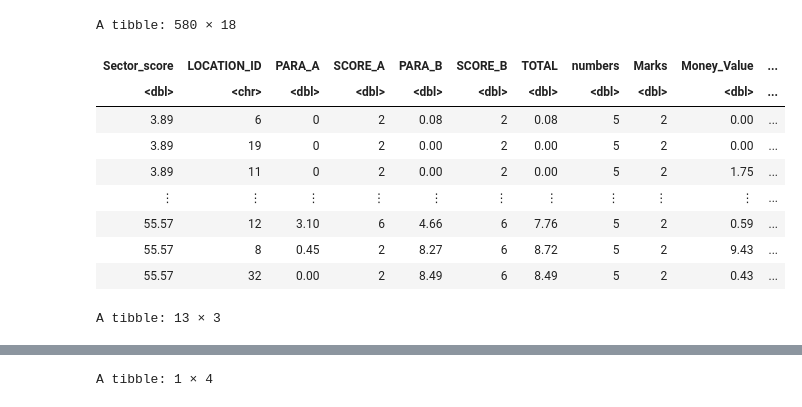
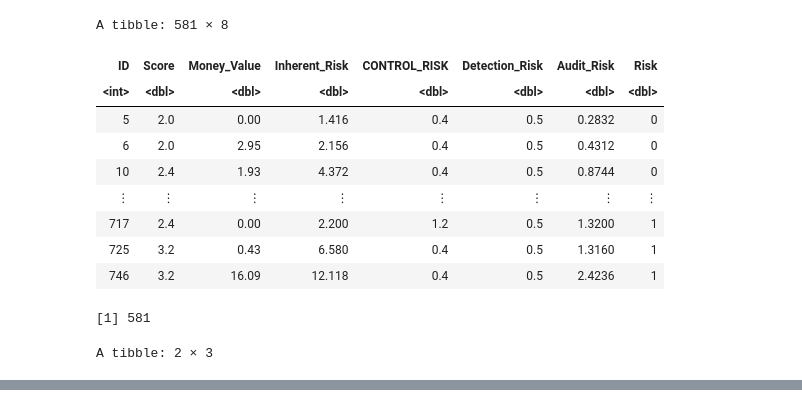
Before and after one commit to RofiaChen555/dsci-100-group-project, a Jupyter notebook: dsci100-proposal.ipynb, the cells around one changed output, grey strips where cells are left out. Saved outputs shown, nothing was run; the diff lists cells and outputs as text; code cells hidden in the pictures.

Commit message:
plot

```diff
--- a/dsci100-proposal.ipynb
+++ b/dsci100-proposal.ipynb
@@ -29,4 +14,6 @@ ERROR: Error in file(filename, "r", encoding = encoding): cannot open the connec
 # %%
-audit_trial <- read_csv("trial.csv")
-audit_trial
+audit_risk <- read_csv("data/audit_risk.csv")
+risk_dataset <- select(audit_risk, Score, Money_Value, Inherent_Risk, CONTROL_RISK, Detection_Risk, Audit_Risk, Risk)
+risk_dataset <- tibble::rowid_to_column(risk_dataset, "ID")
+risk_dataset
 # %% [output]
@@ -51,34 +41,55 @@ A spec_tbl_df: 776 × 18
 # %%
-audit_trial_split <- initial_split(audit_trial, prop = 0.75, strata = TOTAL)
-audit_trial_train <- training(audit_trial_split)
-audit_trial_test <- testing(audit_trial_split)
+audit_risk_split <- initial_split(risk_dataset, prop = 0.75, strata = Risk)
+audit_risk_train <- training(audit_risk_split)
+audit_risk_test <- testing(audit_risk_split)
 # %%
-audit_trial_train
+audit_risk_train
+num_obs <- nrow(audit_risk_train)
+num_obs
 
-nrow(audit_trial_train)
+risk_sum <- audit_risk_train |>
+group_by(Risk)|>
+summarize(n = n(), precentage= n() / num_obs * 100) |>
+arrange(desc(n))
+risk_sum
 
 
-group_by(..., ...) |>
-summarize(min_total = min(..., na.rm = TRUE),
-          max_total = max(..., na.rm = TRUE))
+Audit_Risk_score <- summarize(audit_risk_train, score_min = min(Score, na.rm = TRUE),
+                 score_max = max(Score, na.rm = TRUE))
+Audit_Risk_score
 
-audit_trial_train |>
-summarize(across(...:..., mean, na.rm = TRUE))
+audit_risk_train |>
+summarize(mean(Score))
 
-trail_plot <- ggplot(audit_trial_train, aes(x = ..., y = ...)) +
-  geom_point(alpha = 0.4) +
-  xlab("...") +
-  ylab("...") +
-  theme(text = element_text(size = 12))
+
+options(repr.plot.width = 10, repr.plot.height = 8)
+audit_risk_hist <- ggplot(audit_risk_train, aes(x = Score, fill = as_factor(Risk))) +
+                          geom_histogram(alpha = 0.5, position = "identity") + theme(text = element_text(size = 18))
+audit_risk_hist
+
+
+
+audit_risk_barplot <- ggplot(audit_risk_train, aes(x = Score, fill = as_factor(Risk))) +
+                          geom_bar(alpha = 0.5, position = "fill") + theme(text = element_text(size = 18))
+audit_risk_barplot
+data <- sample_n(audit_risk_train, 50)
+data
+audit_risk_point <- ggplot(data, aes(x = Score, y = Audit_Risk, color = as_factor(Risk))) +
+                          geom_point(alpha = 0.5) +
+                          xlab("Score") +
+                          ylab("Audit Risk") +
+                          theme(text = element_text(size = 18))
+audit_risk_point
 # %% [output]
-A tibble: 580 × 18
+A tibble: 581 × 8
-| Sector_score | LOCATION_ID | PARA_A | SCORE_A | PARA_B | SCORE_B | TOTAL | numbers | Marks | Money_Value | ... |
-| <dbl> | <chr> | <dbl> | <dbl> | <dbl> | <dbl> | <dbl> | <dbl> | <dbl> | <dbl> | ... |
-| 3.89 | 6 | 0 | 2 | 0.08 | 2 | 0.08 | 5 | 2 | 0.00 | ... |
-| 3.89 | 19 | 0 | 2 | 0.00 | 2 | 0.00 | 5 | 2 | 0.00 | ... |
-| 3.89 | 11 | 0 | 2 | 0.00 | 2 | 0.00 | 5 | 2 | 1.75 | ... |
-| ⋮ | ⋮ | ⋮ | ⋮ | ⋮ | ⋮ | ⋮ | ⋮ | ⋮ | ⋮ | ... |
-| 55.57 | 12 | 3.10 | 6 | 4.66 | 6 | 7.76 | 5 | 2 | 0.59 | ... |
-| 55.57 | 8 | 0.45 | 2 | 8.27 | 6 | 8.72 | 5 | 2 | 9.43 | ... |
-| 55.57 | 32 | 0.00 | 2 | 8.49 | 6 | 8.49 | 5 | 2 | 0.43 | ... |
+| ID | Score | Money_Value | Inherent_Risk | CONTROL_RISK | Detection_Risk | Audit_Risk | Risk |
+| <int> | <dbl> | <dbl> | <dbl> | <dbl> | <dbl> | <dbl> | <dbl> |
+| 5 | 2.0 | 0.00 | 1.416 | 0.4 | 0.5 | 0.2832 | 0 |
+| 6 | 2.0 | 2.95 | 2.156 | 0.4 | 0.5 | 0.4312 | 0 |
+| 10 | 2.4 | 1.93 | 4.372 | 0.4 | 0.5 | 0.8744 | 0 |
+| ⋮ | ⋮ | ⋮ | ⋮ | ⋮ | ⋮ | ⋮ | ⋮ |
+| 717 | 2.4 | 0.00 | 2.200 | 1.2 | 0.5 | 1.3200 | 1 |
+| 725 | 3.2 | 0.43 | 6.580 | 0.4 | 0.5 | 1.3160 | 1 |
+| 746 | 3.2 | 16.09 | 12.118 | 0.4 | 0.5 | 2.4236 | 1 |
-A tibble: 13 × 3
+[1] 581
+A tibble: 2 × 3
@@ -94 +99,0 @@ A tibble: 13 × 3
-A tibble: 1 × 4
```
Also changed, not shown: parts of 10 cells of this notebook.
